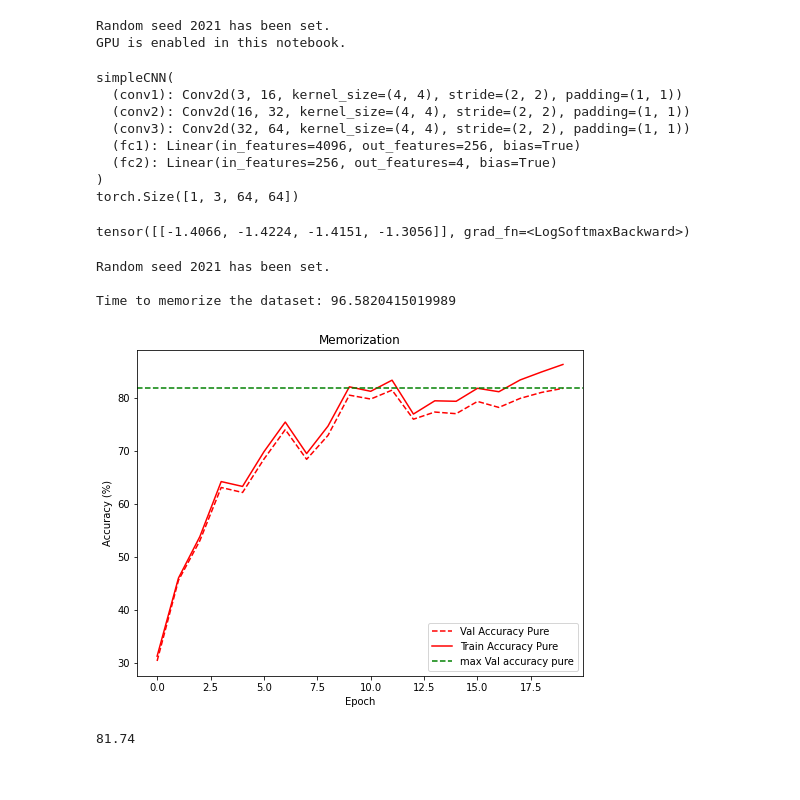
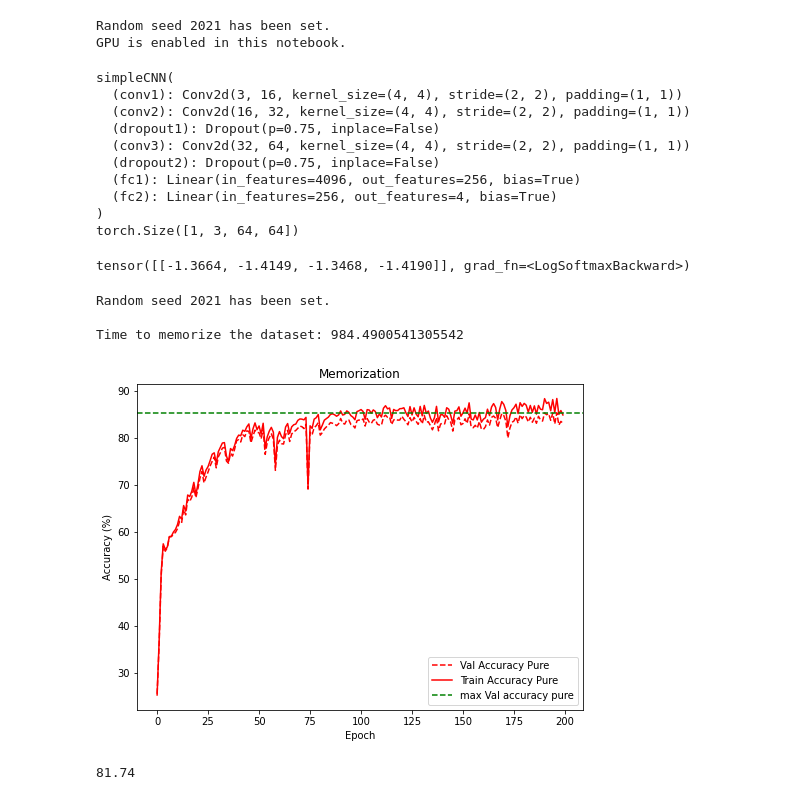
Before and after one commit to kkarbasi/metamorphs, a Jupyter notebook: local_remote_cnn.ipynb, the cells around one changed output. Drawn from its saved outputs; the diff is of its cells as text; code cells hidden in the pictures.

Commit message:
add dropout layers

```diff
--- a/local_remote_cnn.ipynb
+++ b/local_remote_cnn.ipynb
@@ -251,14 +251,18 @@ class simpleCNN(nn.Module):
     super(simpleCNN, self).__init__()
     self.conv1 = nn.Conv2d(in_channels=3, out_channels=16, kernel_size=4, stride=2, padding=1)
     self.conv2 = nn.Conv2d(in_channels=16, out_channels=32, kernel_size=4, stride=2, padding=1)
+    self.dropout1 = nn.Dropout(0.75)
     self.conv3 = nn.Conv2d(in_channels=32, out_channels=64, kernel_size=4, stride=2, padding=1)
+    self.dropout2 = nn.Dropout(0.75)
     self.fc1 = nn.Linear(4096, 256)
     self.fc2 = nn.Linear(256, 4)
 
   def forward(self, x):
     x = F.relu(self.conv1(x))
     x = F.relu(self.conv2(x))
+    x = self.dropout1(x)
     x = F.relu(self.conv3(x))
+    x = self.dropout2(x)
     x = torch.flatten(x, 1)
     x = F.relu(self.fc1(x))
     x = self.fc2(x)
@@ -274,17 +278,19 @@ model(im)
 simpleCNN(
   (conv1): Conv2d(3, 16, kernel_size=(4, 4), stride=(2, 2), padding=(1, 1))
   (conv2): Conv2d(16, 32, kernel_size=(4, 4), stride=(2, 2), padding=(1, 1))
+  (dropout1): Dropout(p=0.75, inplace=False)
   (conv3): Conv2d(32, 64, kernel_size=(4, 4), stride=(2, 2), padding=(1, 1))
+  (dropout2): Dropout(p=0.75, inplace=False)
   (fc1): Linear(in_features=4096, out_features=256, bias=True)
   (fc2): Linear(in_features=256, out_features=4, bias=True)
 )
 torch.Size([1, 3, 64, 64])
-tensor([[-1.4066, -1.4224, -1.4151, -1.3056]], grad_fn=<LogSoftmaxBackward>)
+tensor([[-1.3664, -1.4149, -1.3468, -1.4190]], grad_fn=<LogSoftmaxBackward>)
 # %%
 #set the hyper parameters, run the training and plot results
 # Set the arguments
 args = {
-    'epochs': 20,
+    'epochs': 200,
     'lr': 5e-3,
     'momentum': 0.9,
     'device': DEVICE,
@@ -294,35 +300,35 @@ args = {
 
 # Initialize the network
 set_seed(seed=SEED)
 model = simpleCNN()
 
 start_time = time.time()
 # Train the network
 val_acc_pure, train_acc_pure, model = main(args=args,
                                               model=model,
                                               train_loader=train_loader,
                                               val_loader=val_loader)
 
 end_time = time.time()
 
 print(f"Time to memorize the dataset: {end_time - start_time}")
 
 # Train and Test accuracy plot
 plt.figure(figsize=(8, 6))
 plt.plot(val_acc_pure, label='Val Accuracy Pure', c='red', ls='dashed')
 plt.plot(train_acc_pure, label='Train Accuracy Pure', c='red', ls='solid')
 plt.axhline(y=max(val_acc_pure), c='green', ls='dashed',
             label='max Val accuracy pure')
 plt.title('Memorization')
 plt.ylabel('Accuracy (%)')
 plt.xlabel('Epoch')
 plt.legend()
 plt.show()
 # %% [output]
 Random seed 2021 has been set.
 
-Time to memorize the dataset: 96.5820415019989
+Time to memorize the dataset: 984.4900541305542
-[figure, old version]
+[figure, new version]
 # %%
 #validate we can load the checkpoint and use it
 model = simpleCNN()
```
